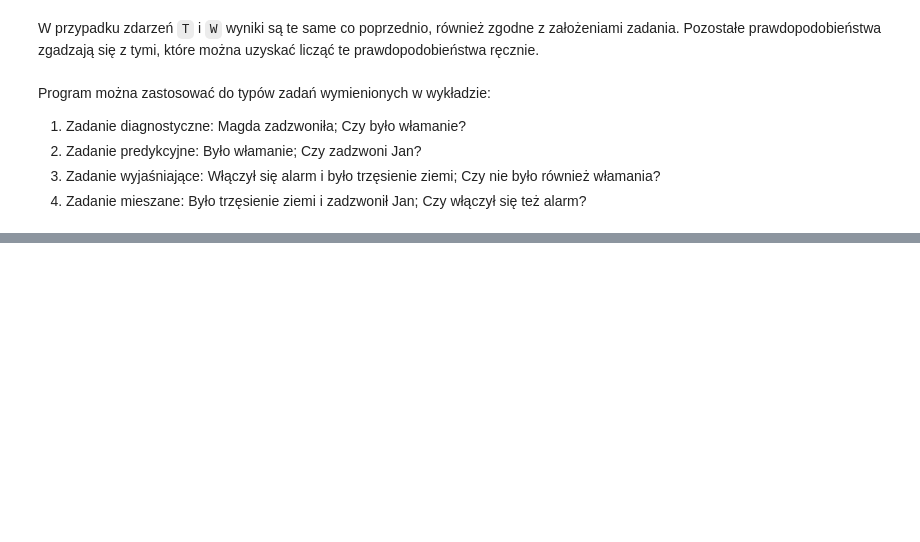
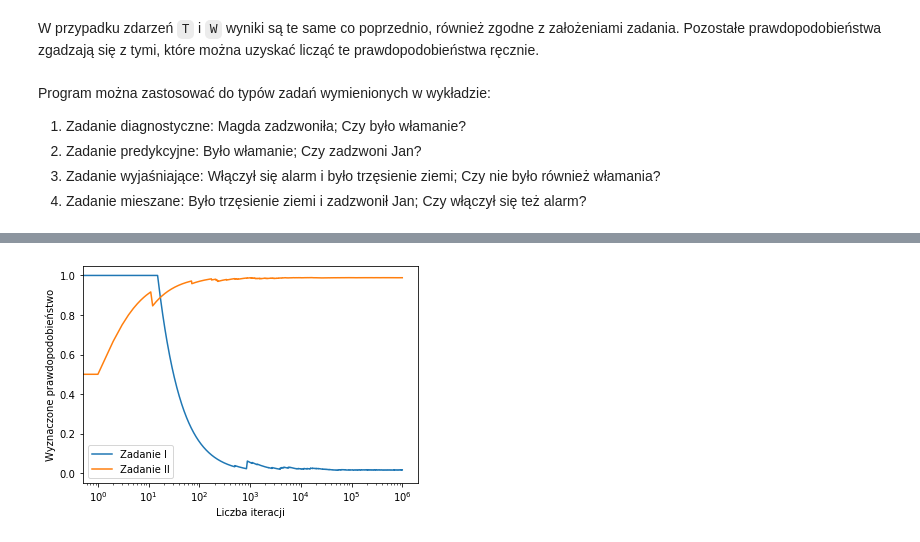
Before and after one commit to tototmek/WSI, a Jupyter notebook: Zadanie7.ipynb, the cells around one changed output, grey strips where cells are left out. Drawn from its saved outputs; the diff is of its cells as text; code cells hidden in the pictures; blank space fills up the shorter version.

```diff
--- a/Zadanie7.ipynb
+++ b/Zadanie7.ipynb
@@ -124,0 +191,24 @@ print(net.mcmc({"A": True}, "T", 100000))
+# %%
+tasks = [
+    {"evidence": {}, "query": "A"},
+    {"evidence": {"W": True, "T": False, "J": True, "M": False}, "query": "A"},
+]
+
+results2 = []
+
+for task in tasks:
+    net.mcmc(task["evidence"], task["query"], 1000000)
+    results2.append({
+        "time": net.history["time"],
+        "probability": net.history["probability"]
+    })
+# %%
+for result in results2:
+    plt.plot(result["probability"])
+plt.legend(["Zadanie I", "Zadanie II"], loc="best")
+plt.xscale("log")
+plt.xlabel("Liczba iteracji")
+plt.ylabel("Wyznaczone prawdopodobieństwo")
+plt.show()
+# %% [output]
+[figure, added]
```
Also changed, not shown: parts of 24 cells of this notebook, 1 other file.
